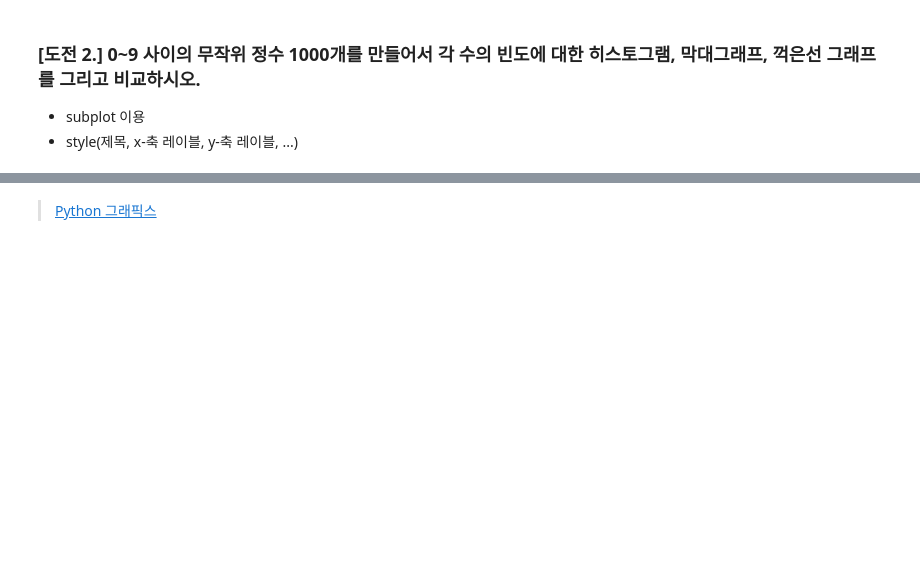
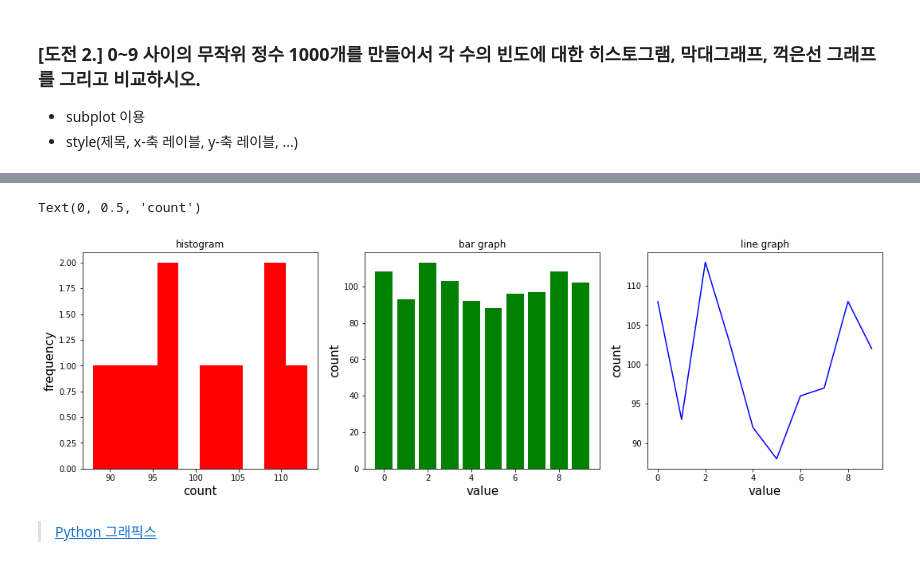
Before and after one commit to anstjsdud/pdm07, a Jupyter notebook: py-graphics/matplotlib_4_challenges.ipynb, the cells around one changed output, grey strips where cells are left out. Saved outputs shown, nothing was run; the diff lists cells and outputs as text; code cells hidden in the pictures; blank space fills up the shorter version.

```diff
--- a/py-graphics/matplotlib_4_challenges.ipynb
+++ b/py-graphics/matplotlib_4_challenges.ipynb
@@ -54,2 +71,29 @@ plt.bar(value,count) #,color="bgrcmyk")  # 'bgrcmykw
+# %%
+# plt size 설정
+fig = plt.figure(figsize=(18,5))
+
+# 1 히스토그램
+ax1=plt.subplot(131)
+plt.hist(count, color='r')
+plt.title('histogram')
+plt.xlabel('count',fontsize=15)
+plt.ylabel('frequency',fontsize=15)
+
+# 2 막대그래프
+ax2=plt.subplot(132)
+plt.bar(value,count, color='g')
+plt.title('bar graph')
+plt.xlabel('value',fontsize=15)
+plt.ylabel('count',fontsize=15)
+
+# 3 꺽은선 그래프
+ax3=plt.subplot(133)
+plt.plot(value, count, color='b')
+plt.title('line graph')
+plt.xlabel('value',fontsize=15)
+plt.ylabel('count',fontsize=15)
+# %% [output]
+Text(0, 0.5, 'count')
+[figure, added]
 # %% [markdown]
 > [Python 그래픽스](https://datascienceschool.net/view-notebook/d0b1637803754bb083b5722c9f2209d0/)
```
Also changed, not shown: parts of 4 cells of this notebook.
